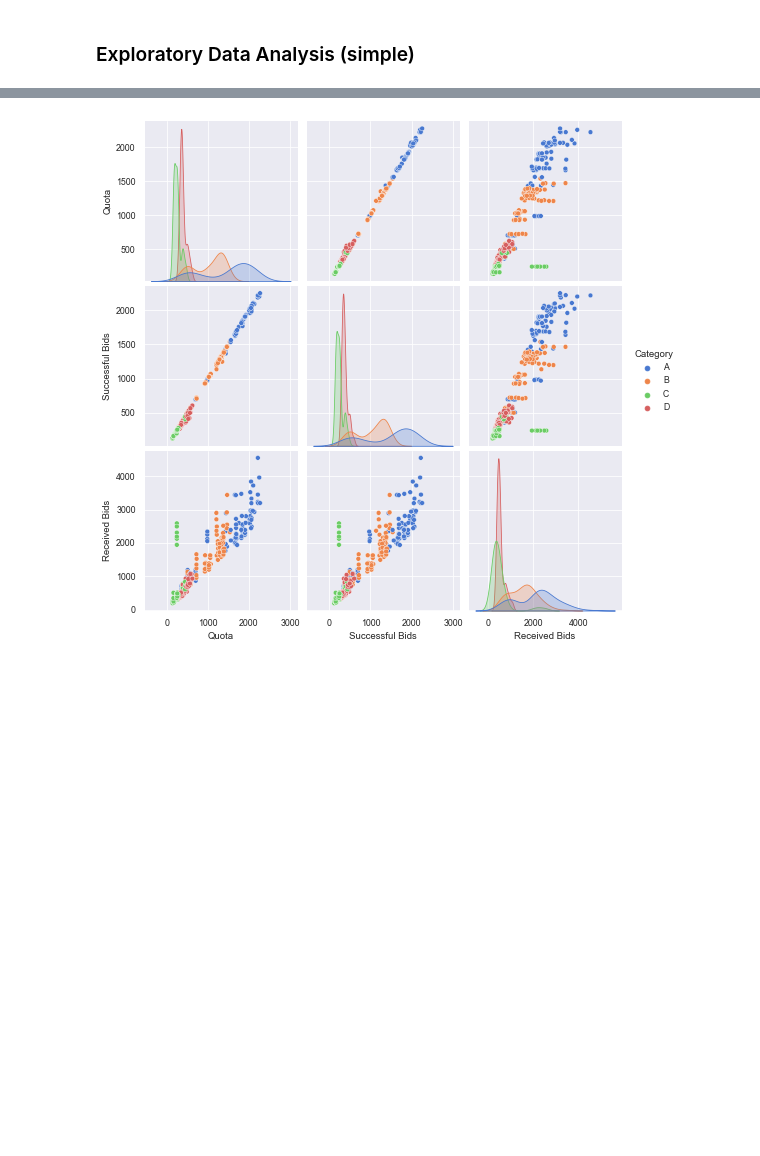
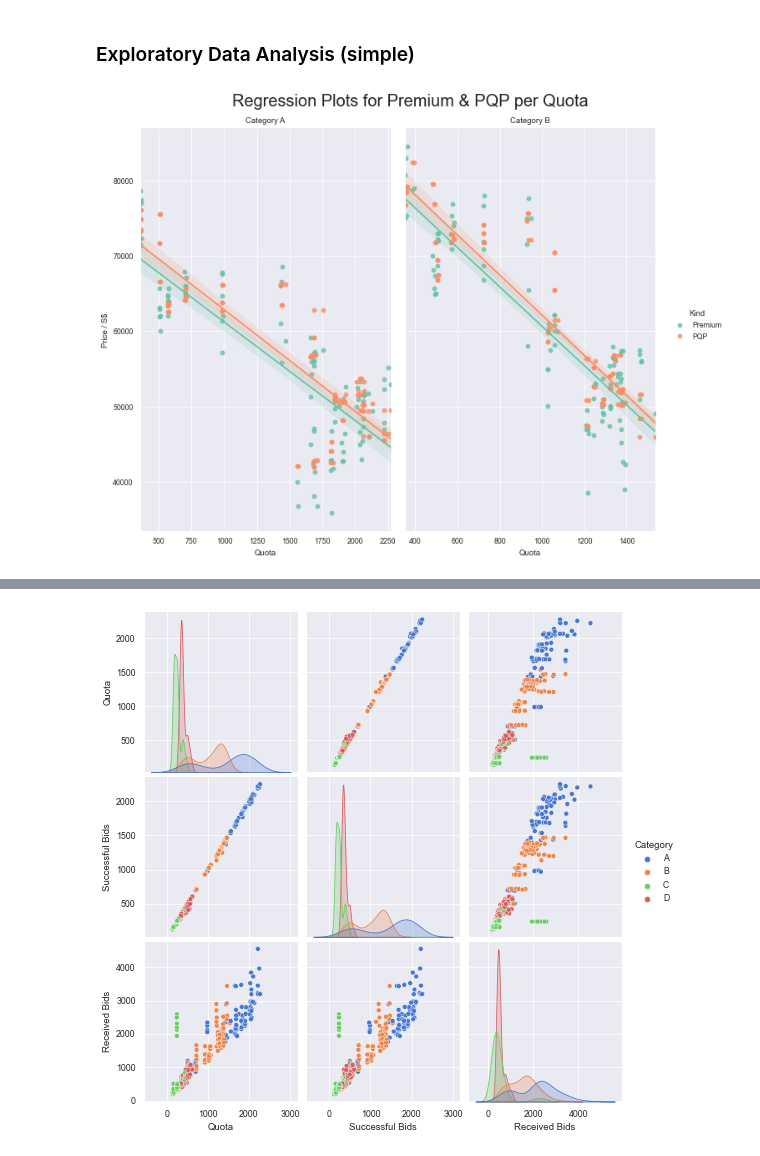
Before and after one commit to ethanolx/COE-Analysis-py, a Jupyter notebook: clean.ipynb, the cells around one changed output, grey strips where cells are left out. Cells and saved outputs as stored; diff of their text form; code cells hidden in the pictures; blank space fills up the shorter version.

```diff
--- a/clean.ipynb
+++ b/clean.ipynb
@@ -285,6 +286,7 @@ coe.rename(columns=dict(
 coe['Bidding Session'] = coe['Bidding Session'].fillna(method='ffill').astype(np.byte)
 coe['Premium'] = coe['Premium'].astype(np.int64)
 coe['Category'] = coe['Category'].str.extract(r'[\w]*\s(\w)')
+coe.sort_index(inplace=True)
 print(coe.dtypes, coe.describe(), coe.head(), sep='\n\n')
 # %% [output]
 Date               object
@@ -477,5 +479,6 @@ Extract `Year` and `Month` from `Date`
 # %%
 clean[['Year', 'Month']] = clean['Date'].str.extract(r'(\d{4})-(\d{2})').astype(np.int16)
+clean['Quarter'] = clean['Month'].map(lambda x: int(math.ceil(x / 3)))
 # %% [markdown]
 Sort combined dataset
 # %%
@@ -614,3 +616,16 @@ There are some outliers remaining but they are allowable.
 The major anomalies have been removed to avoid skewed distributions.
 # %% [markdown]
 ### Exploratory Data Analysis (simple)
+# %%
+with sns.color_palette('Set2'):
+    g = sns.FacetGrid(data=clean[clean['Category'].str.contains(r'A|B')].melt(id_vars=['Category', 'Quota'], value_vars=['Premium', 'PQP'], var_name='Kind', value_name='Price'), col='Category', hue='Kind', height=8, aspect=0.6, sharex=False)
+    g.map_dataframe(sns.regplot, x='Quota', y='Price')
+    g.set_xlabels('Quota')
+    g.set_ylabels('Price / S$')
+    g.set_titles(template='Category {col_name}')
+    g.add_legend()
+    g.fig.suptitle(t='Regression Plots for Premium & PQP per Quota', fontsize=20)
+    g.tight_layout()
+    g.savefig('./assets/premium-quota-reg.png')
+# %% [output]
+[figure, added]
```
Also changed, not shown: parts of 9 cells of this notebook, 9 other files.
